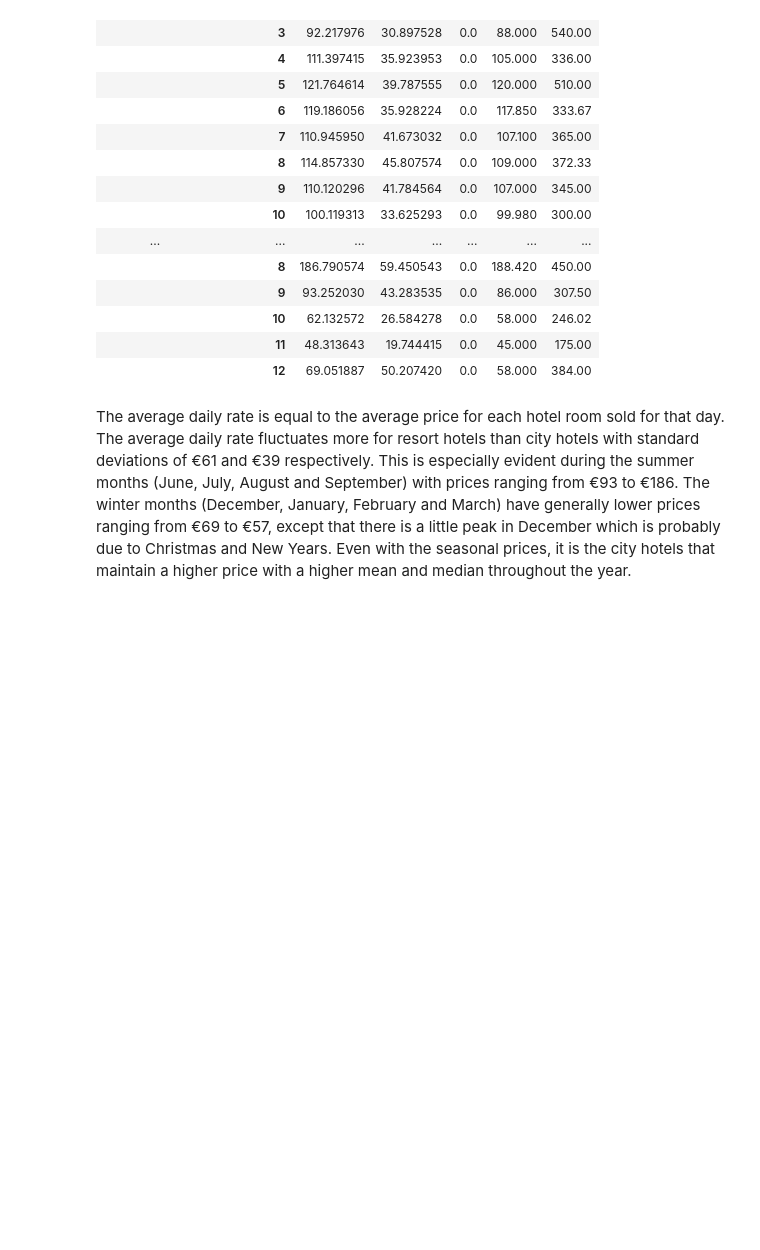
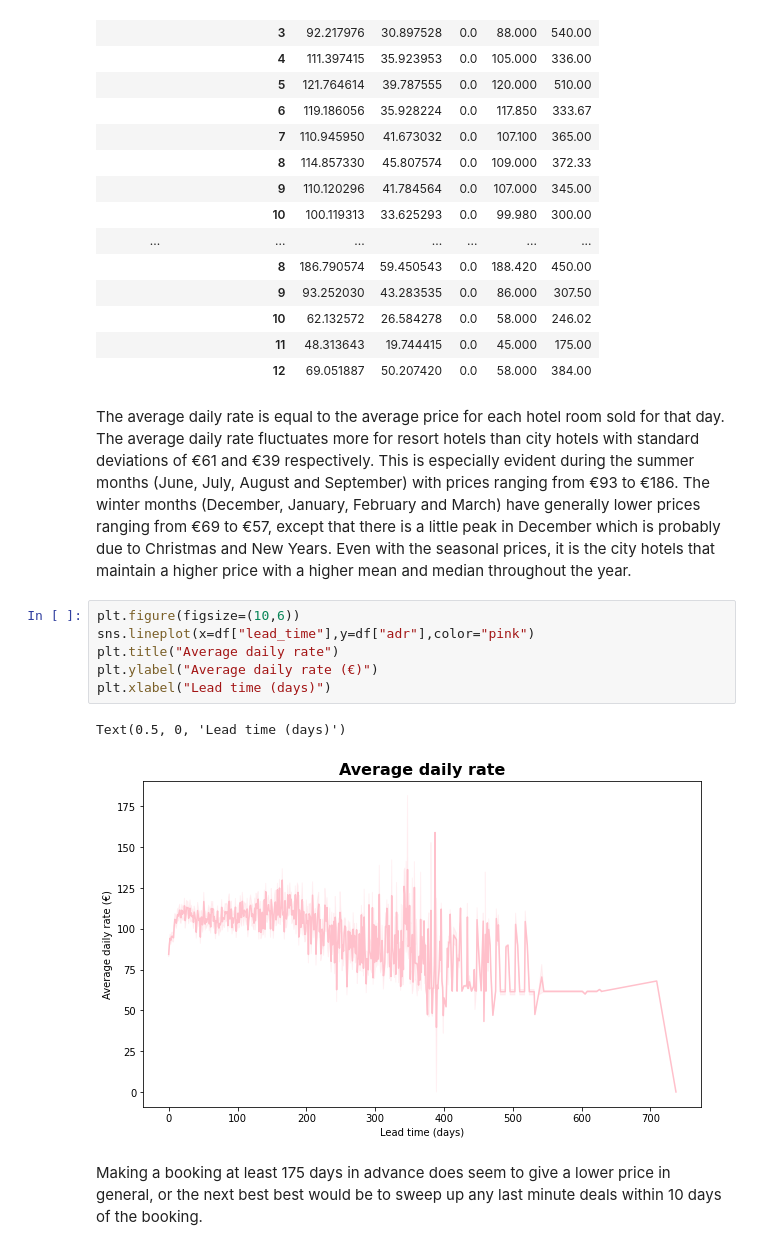
Before and after one commit to gracecmy/EDA-Hotel-Bookings, a Jupyter notebook: eda-hotel-bookings.ipynb, the cells around one changed output. Drawn from its saved outputs; the diff is of its cells as text; blank space fills up the shorter version.

```diff
--- a/eda-hotel-bookings.ipynb
+++ b/eda-hotel-bookings.ipynb
@@ -656,3 +657,14 @@ df.groupby(["hotel","arrival_date_month"]).adr.agg(["mean","std","min","median",
 |  | 12 | 69.051887 | 50.207420 | 0.0 | 58.000 | 384.00 |
 # %% [markdown]
 The average daily rate is equal to the average price for each hotel room sold for that day. The average daily rate fluctuates more for resort hotels than city hotels with standard deviations of €61 and €39 respectively. This is especially evident during the summer months (June, July, August and September) with prices ranging from €93 to €186. The winter months (December, January, February and March) have generally lower prices ranging from €69 to €57, except that there is a little peak in December which is probably due to Christmas and New Years. Even with the seasonal prices, it is the city hotels that maintain a higher price with a higher mean and median throughout the year.
+# %%
+plt.figure(figsize=(10,6))
+sns.lineplot(x=df["lead_time"],y=df["adr"],color="pink")
+plt.title("Average daily rate")
+plt.ylabel("Average daily rate (€)")
+plt.xlabel("Lead time (days)")
+# %% [output]
+Text(0.5, 0, 'Lead time (days)')
+[figure, added]
+# %% [markdown]
+Making a booking at least 175 days in advance does seem to give a lower price in general, or the next best best would be to sweep up any last minute deals within 10 days of the booking.
```
Also changed, not shown: parts of 12 cells of this notebook.
